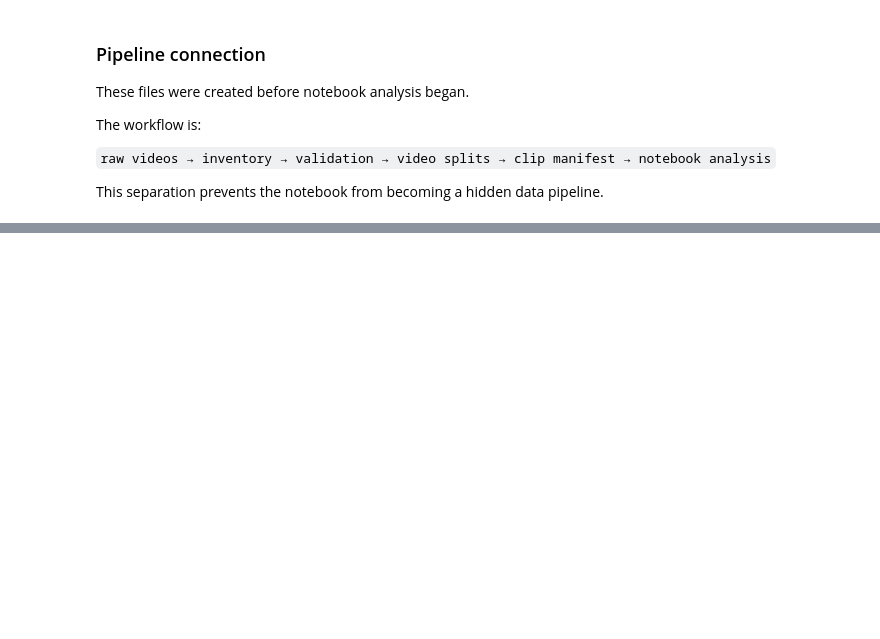
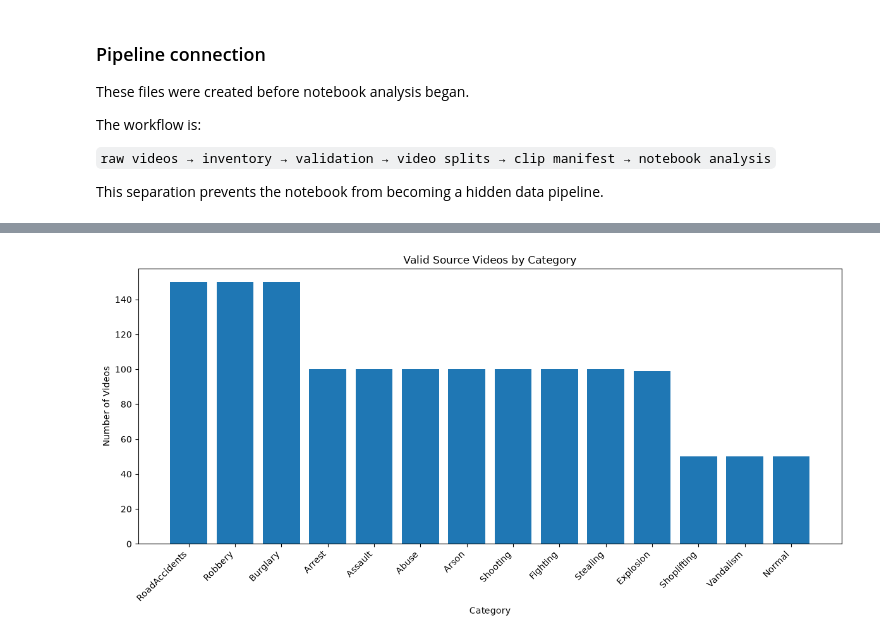
Before and after one commit to Phiziics/Computer-Vision, a Jupyter notebook: SentinelVision-AI/notebooks/01_data_understanding.ipynb, the cells around one changed output, grey strips where cells are left out. Saved outputs shown, nothing was run; the diff lists cells and outputs as text; code cells hidden in the pictures; blank space fills up the shorter version.

```diff
--- a/SentinelVision-AI/notebooks/01_data_understanding.ipynb
+++ b/SentinelVision-AI/notebooks/01_data_understanding.ipynb
@@ -82,0 +114,7 @@ file_status
+# %%
+# Load all metadata generated by the upstream pipeline.
+inventory = pd.read_parquet(inventory_path)
+valid_videos = pd.read_parquet(valid_videos_path)
+invalid_videos = pd.read_parquet(invalid_videos_path)
+video_splits = pd.read_parquet(video_splits_path)
+clip_manifest = pd.read_parquet(clip_manifest_path)
@@ -82,0 +307,10 @@ file_status
+# %%
+# Count valid source videos by category.
+category_counts = (
+    valid_videos["category"]
+    .value_counts()
+    .rename_axis("category")
+    .reset_index(name="video_count")
+)
+
+category_counts
@@ -82,0 +333,17 @@ file_status
+# %%
+# Plot source-video category counts.
+plt.figure(figsize=(12, 6))
+
+plt.bar(
+    category_counts["category"],
+    category_counts["video_count"],
+)
+
+plt.title("Valid Source Videos by Category")
+plt.xlabel("Category")
+plt.ylabel("Number of Videos")
+plt.xticks(rotation=45, ha="right")
+plt.tight_layout()
+plt.show()
+# %% [output]
+[figure, added]
```
Also changed, not shown: parts of 27 cells of this notebook.
